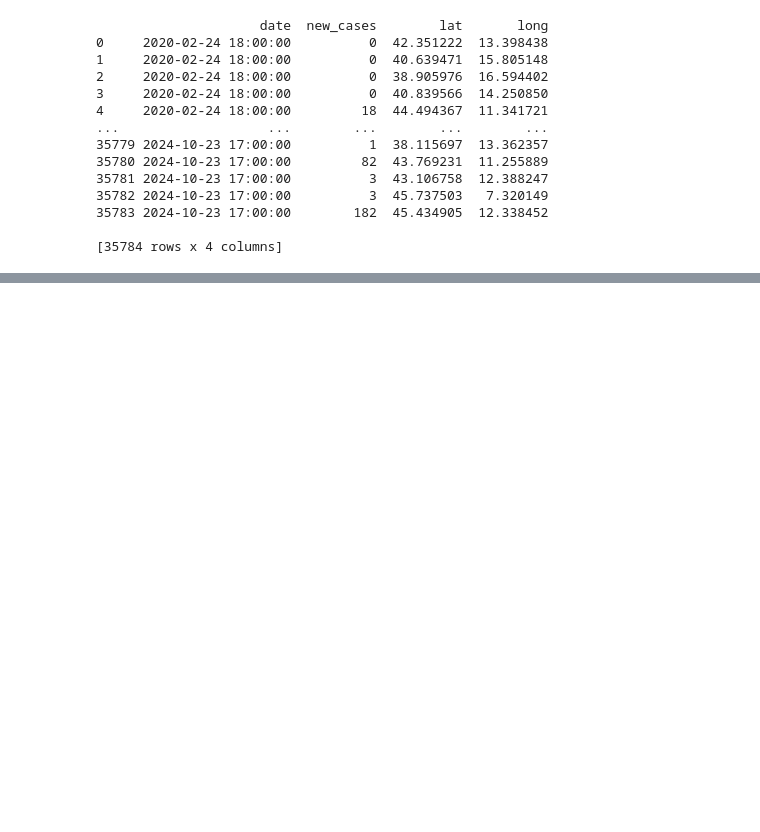
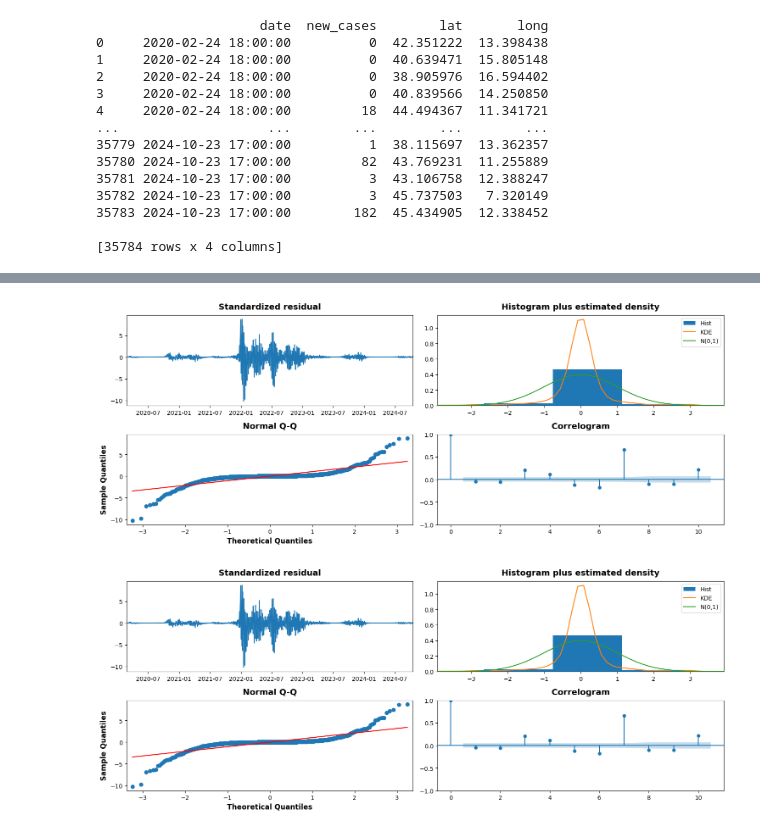
Before and after one commit to Dpravardhana/Final_Year_Project, a Jupyter notebook: Exogeneous_modelling.ipynb, the cells around one changed output, grey strips where cells are left out. Saved outputs shown, nothing was run; the diff lists cells and outputs as text; code cells hidden in the pictures; blank space fills up the shorter version.

Commit message:
changes in exogeneous modelling

```diff
--- a/Exogeneous_modelling.ipynb
+++ b/Exogeneous_modelling.ipynb
@@ -673 +692,7 @@ Mean Absolute Error: 443.67121113322753
+# %%
+# model diagnostic
+model.plot_diagnostics()
+# %% [output]
+[figure, added]
+[figure, added]
 # %%
```
Also changed, not shown: parts of 12 cells of this notebook, 2 other files.
